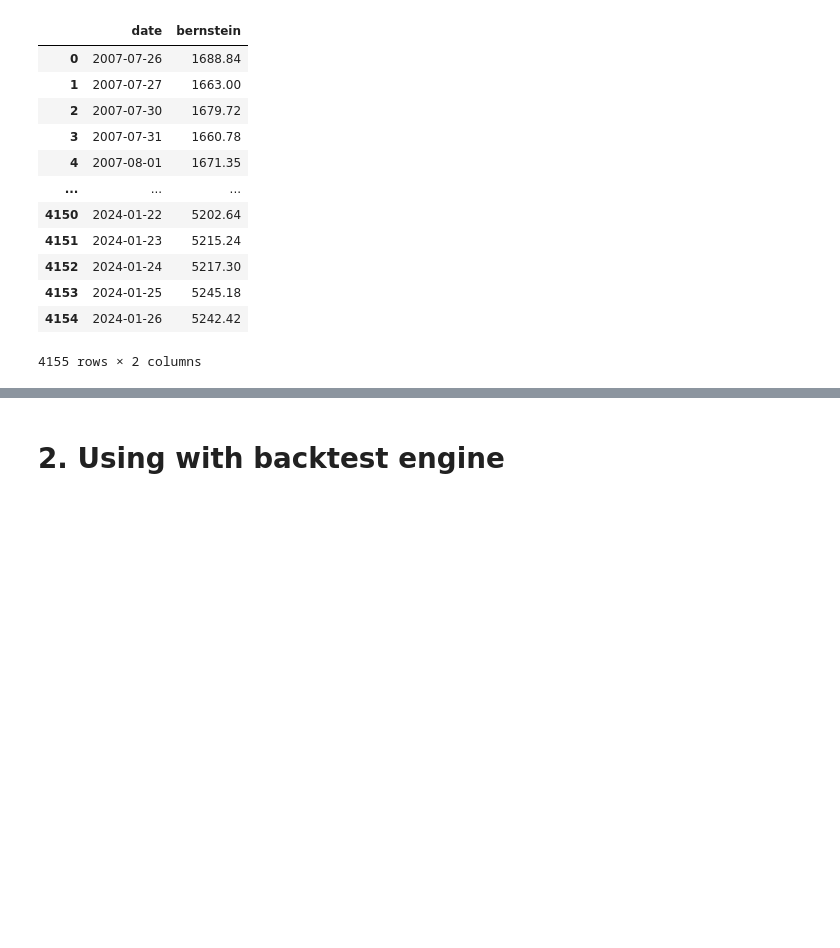
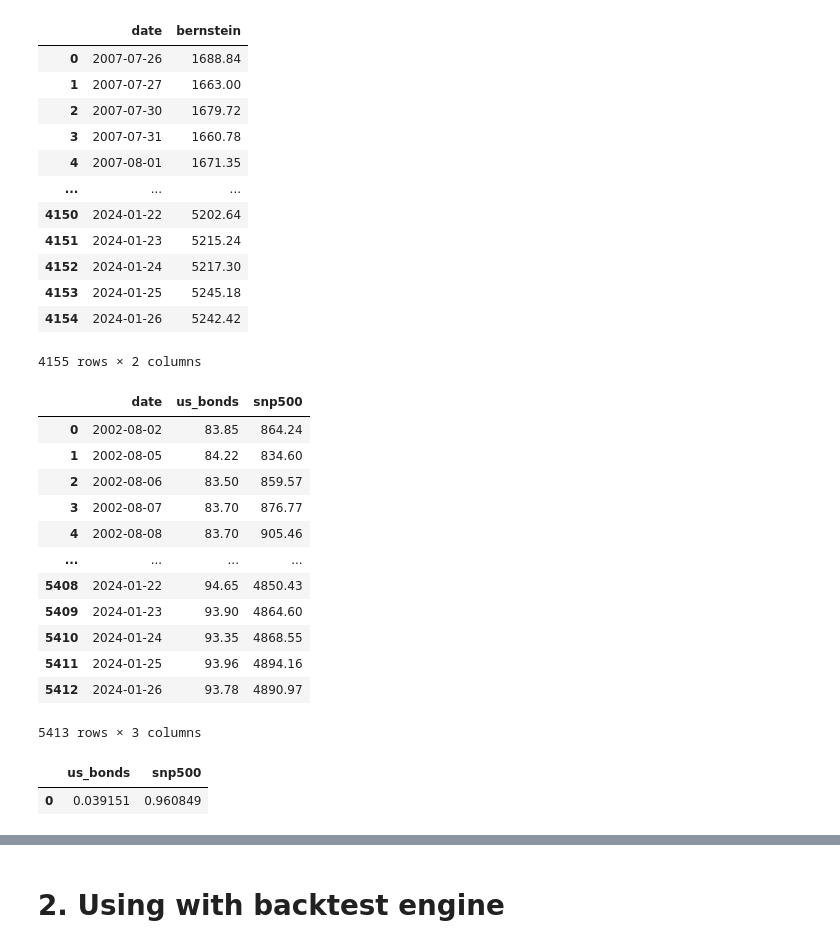
Before and after one commit to NUSFintechQuant/AY2324S1-Modern-Portfolio-Theory, a Jupyter notebook: portfolio/portfolio_demo.ipynb, the cells around one changed output, grey strips where cells are left out. Saved outputs shown, nothing was run; the diff lists cells and outputs as text; code cells hidden in the pictures; blank space fills up the shorter version.

```diff
--- a/portfolio/portfolio_demo.ipynb
+++ b/portfolio/portfolio_demo.ipynb
@@ -82,3 +102,26 @@ bernstein_consolidated
 | 4153 | 2024-01-25 | 5245.18 |
 | 4154 | 2024-01-26 | 5242.42 |
 4155 rows × 2 columns
+# %%
+mvo_df = MVO.generate_df()
+mvo_df
+# %% [output]
+|  | date | us_bonds | snp500 |
+| 0 | 2002-08-02 | 83.85 | 864.24 |
+| 1 | 2002-08-05 | 84.22 | 834.60 |
+| 2 | 2002-08-06 | 83.50 | 859.57 |
+| 3 | 2002-08-07 | 83.70 | 876.77 |
+| 4 | 2002-08-08 | 83.70 | 905.46 |
+| ... | ... | ... | ... |
+| 5408 | 2024-01-22 | 94.65 | 4850.43 |
+| 5409 | 2024-01-23 | 93.90 | 4864.60 |
+| 5410 | 2024-01-24 | 93.35 | 4868.55 |
+| 5411 | 2024-01-25 | 93.96 | 4894.16 |
+| 5412 | 2024-01-26 | 93.78 | 4890.97 |
+5413 rows × 3 columns
+# %%
+mvo_weights = MVO.generate_weights()
+mvo_weights
+# %% [output]
+|  | us_bonds | snp500 |
+| 0 | 0.039151 | 0.960849 |
```
Also changed, not shown: parts of 9 cells of this notebook, 1 other file.
